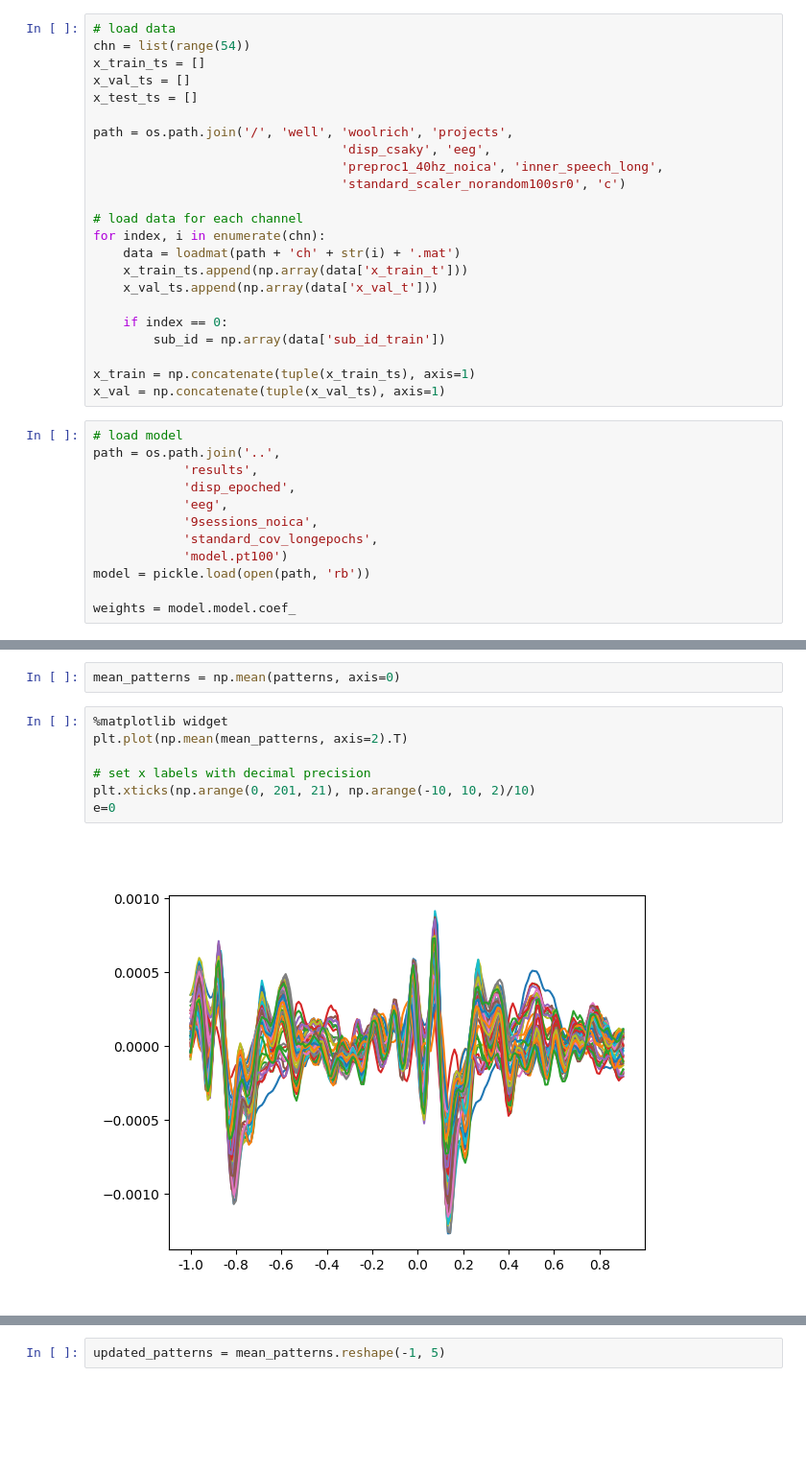
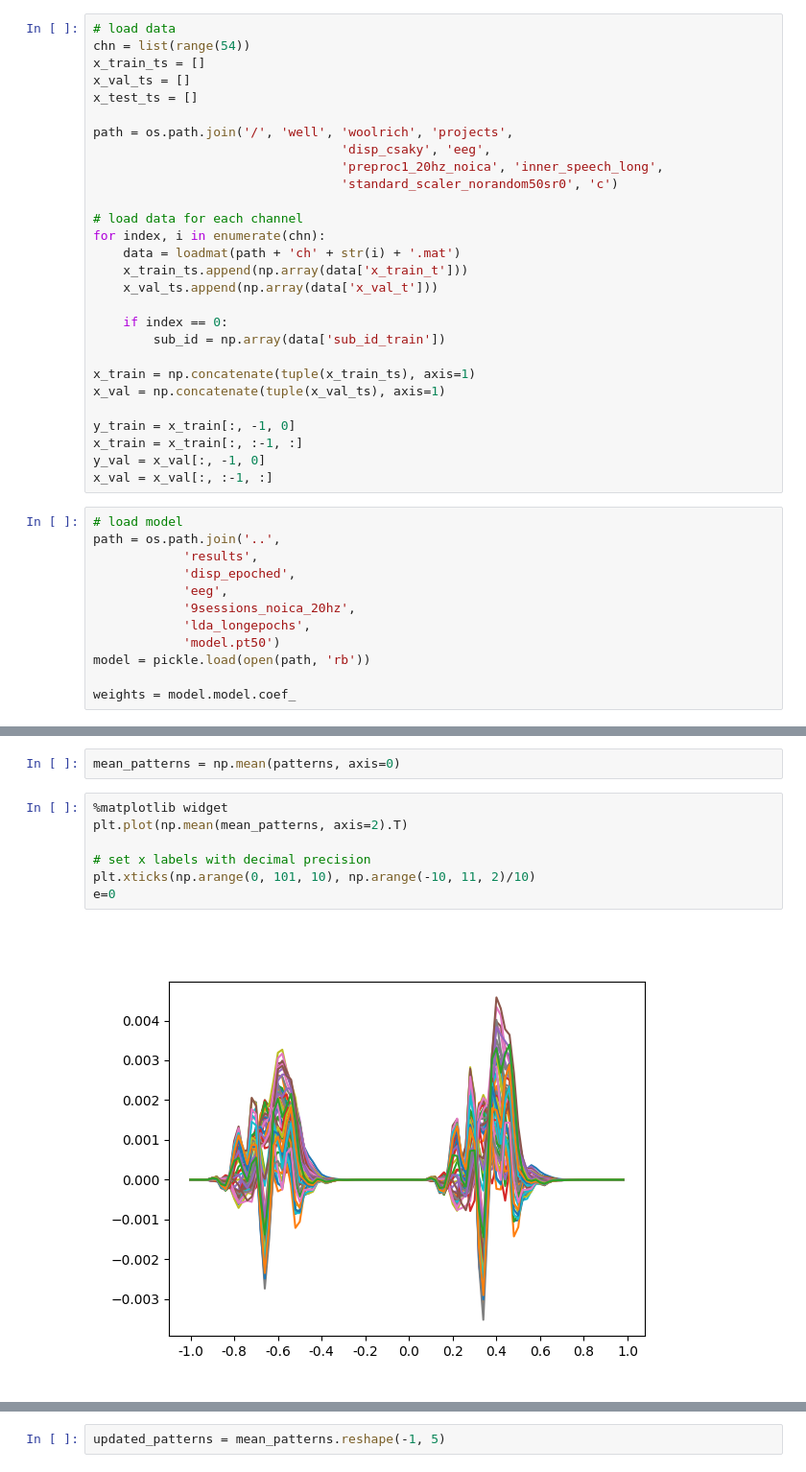
Before and after one commit to ricsinaruto/MEG-transfer-decoding, a Jupyter notebook: notebooks/model_mod.ipynb, the cells around one changed output, grey strips where cells are left out. Shown at 96% size. Cells and saved outputs as stored; diff of their text form; blank space fills up the shorter version.

```diff
--- a/notebooks/model_mod.ipynb
+++ b/notebooks/model_mod.ipynb
@@ -36,8 +39,8 @@ x_test_ts = []
 
 path = os.path.join('/', 'well', 'woolrich', 'projects',
                                  'disp_csaky', 'eeg',
-                                 'preproc1_40hz_noica', 'inner_speech_long',
-                                 'standard_scaler_norandom100sr0', 'c')
+                                 'preproc1_20hz_noica', 'inner_speech_long',
+                                 'standard_scaler_norandom50sr0', 'c')
 
 # load data for each channel
 for index, i in enumerate(chn):
@@ -50,15 +53,20 @@ for index, i in enumerate(chn):
 
 x_train = np.concatenate(tuple(x_train_ts), axis=1)
 x_val = np.concatenate(tuple(x_val_ts), axis=1)
+
+y_train = x_train[:, -1, 0]
+x_train = x_train[:, :-1, :]
+y_val = x_val[:, -1, 0]
+x_val = x_val[:, :-1, :]
 # %%
 # load model
 path = os.path.join('..',
             'results',
             'disp_epoched',
             'eeg',
-            '9sessions_noica',
-            'standard_cov_longepochs',
-            'model.pt100')
+            '9sessions_noica_20hz',
+            'lda_longepochs',
+            'model.pt50')
 model = pickle.load(open(path, 'rb'))
 
 weights = model.model.coef_
@@ -246,9 +236,9 @@ mean_patterns = np.mean(patterns, axis=0)
 # %%
 %matplotlib widget
 plt.plot(np.mean(mean_patterns, axis=2).T)
 
 # set x labels with decimal precision
-plt.xticks(np.arange(0, 201, 21), np.arange(-10, 10, 2)/10)
+plt.xticks(np.arange(0, 101, 10), np.arange(-10, 11, 2)/10)
 e=0
 # %% [output]
-[figure, old version]
+[figure, new version]
```
Also changed, not shown: parts of 42 cells of this notebook, 16 other files.
